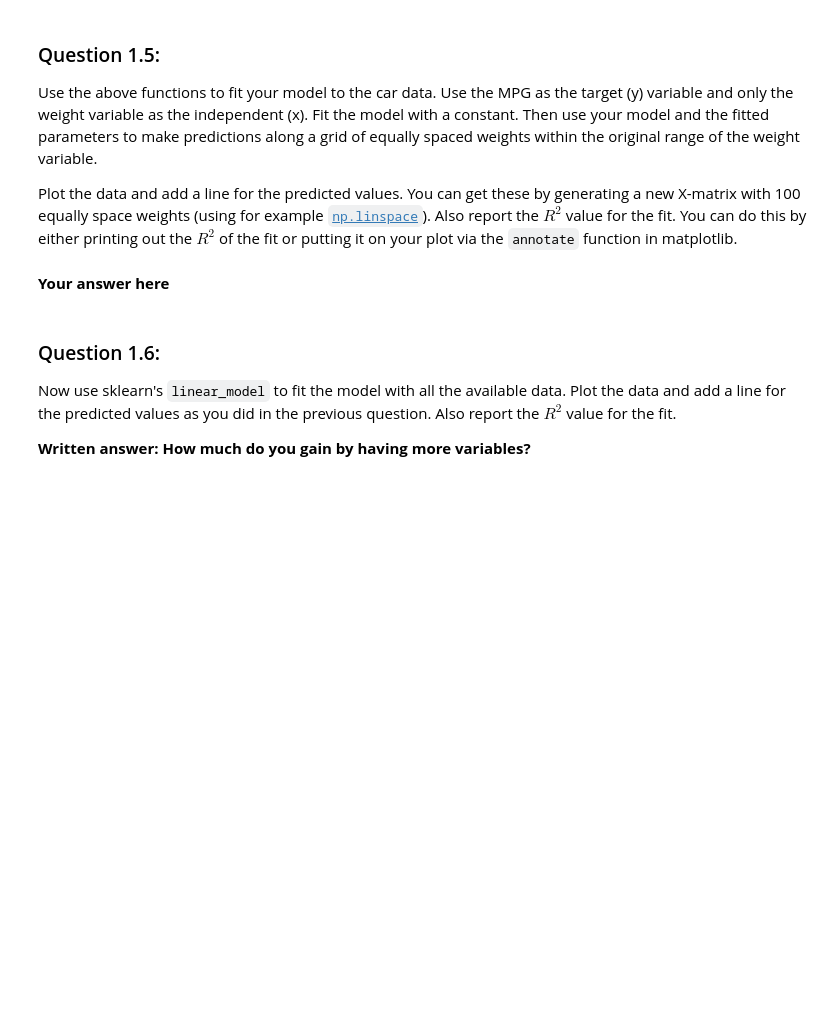
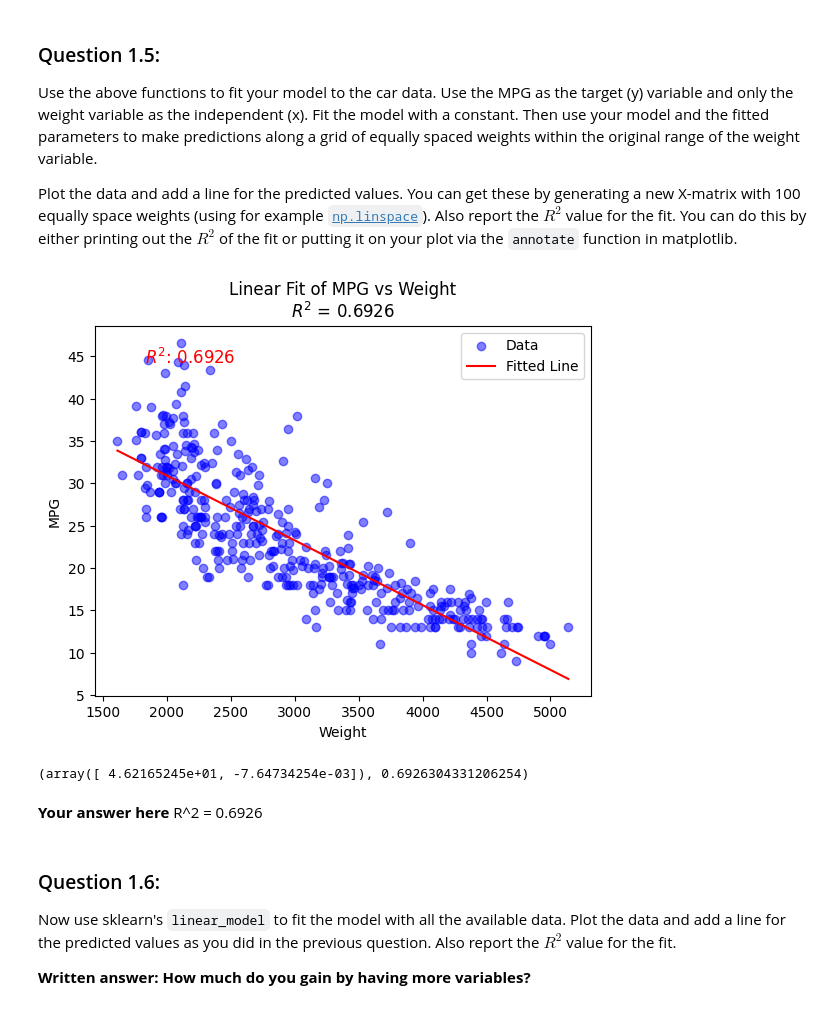
Before and after one commit to aarishlakhani/Machine-Learning, a Jupyter notebook: Loss Functions.ipynb, the cells around one changed output. Saved outputs shown, nothing was run; the diff lists cells and outputs as text; code cells hidden in the pictures; blank space fills up the shorter version.

```diff
--- a/Loss Functions.ipynb
+++ b/Loss Functions.ipynb
@@ -136,0 +154,16 @@ Report the loss and the gradient.
+# %%
+# Your code here.
+#function to compute linear model predictions given data X and coefficient b
+def linearModelPredict(X, b):
+  yp=np.dot(X, b)
+  return yp
+X = np.array([[1,0],[1,-1],[1,2]])
+b = np.array([0.1,0.3])
+y = np.array([0,0.4,2])
+yp = linearModelPredict(X=X, b=b)
+residual = y-yp
+mse = np.mean(residual**2)
+print(mse)
+# Calculate gradient using matrix multiplication to handle shapes correctly
+gradient = -2 * np.dot(X.T, residual) / len(residual)
+print(gradient)
@@ -165,5 +248,67 @@ Plot the data and add a line for the predicted values. You can get these by gene
+# %%
+# Your code here
+# Define the linearModelFit function
+def linearModelFit(X, y, lossfcn):
+    beta_init = np.zeros(X.shape[1])
+    result = minimize(
+        fun=lambda b: lossfcn(b, X, y),
+        x0=beta_init,
+        jac=True,
+        method='BFGS'
+    )
+    betas = result.x
+    y_hat = np.dot(X, betas)
+    ss_res = np.sum((y - y_hat) ** 2)
+    ss_tot = np.sum((y - np.mean(y)) ** 2)
+    r2 = 1 - (ss_res / ss_tot)
+    return betas, r2
+
+# Define the linearModelMSE function
+def linearModelMSE(beta, X, y):
+    y_hat = np.dot(X, beta)
+    residuals = y - y_hat
+    mse = np.mean(residuals ** 2)
+    gradient = -2 * np.dot(X.T, residuals) / len(residuals)
+    return mse, gradient
+
+# Load the car data
+car_data = pd.read_csv("car_data.csv")
+
+# Extract the target (MPG) and independent (weight) variables
+y = car_data['MPG'].values
+X_weight = car_data['weight'].values
+
+# Add a constant column to the design matrix (for the intercept)
+X = np.column_stack((np.ones_like(X_weight), X_weight))
+
+# Fit the linear model using the previously defined functions
+betas, r2 = linearModelFit(X, y, linearModelMSE)
+
+# Generate a grid of equally spaced weights for predictions
+weight_grid = np.linspace(X_weight.min(), X_weight.max(), 100)
+X_grid = np.column_stack((np.ones_like(weight_grid), weight_grid))
+
+# Make predictions on the grid
+y_pred_grid = np.dot(X_grid, betas)
+
+# Plot the data and the fitted line
+plt.scatter(X_weight, y, alpha=0.5, label='Data', color='blue')
+plt.plot(weight_grid, y_pred_grid, color='red', label='Fitted Line')
+plt.xlabel('Weight')
+plt.ylabel('MPG')
+plt.title(f'Linear Fit of MPG vs Weight\n$R^2$ = {r2:.4f}')
+plt.legend()
+plt.annotate(f'$R^2$: {r2:.4f}', xy=(0.1, 0.9), xycoords='axes fraction', fontsize=12, color='red')
+plt.show()
+
+# Report results
+betas, r2
+# %% [output]
+[figure, added]
+(array([ 4.62165245e+01, -7.64734254e-03]), 0.6926304331206254)
 # %% [markdown]
 **Your answer here**
+R^2 = 0.6926
 # %% [markdown]
 ### Question 1.6:
 
```
Also changed, not shown: parts of 26 cells of this notebook.
